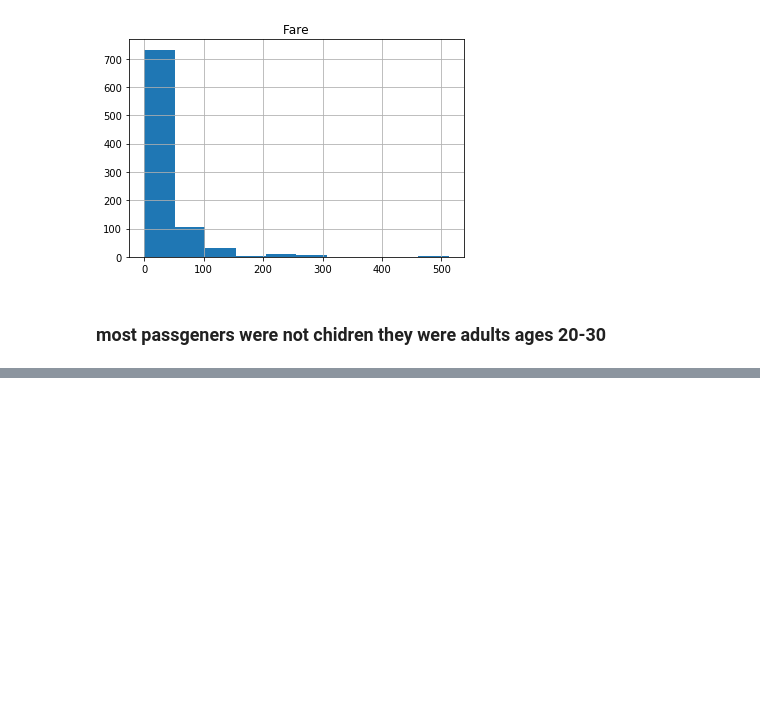
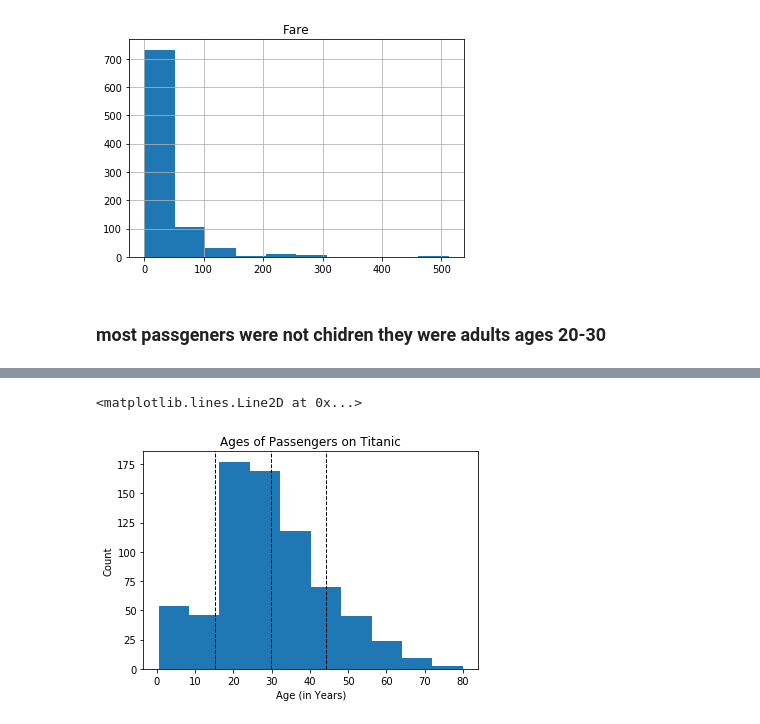
Before and after one commit to caocmai/data-science, a Jupyter notebook: Titanic/mean-median-mode.ipynb, the cells around one changed output, grey strips where cells are left out. Drawn from its saved outputs; the diff is of its cells as text; code cells hidden in the pictures; blank space fills up the shorter version.

Commit message:
[add] titanic survival charts

```diff
--- a/Titanic/mean-median-mode.ipynb
+++ b/Titanic/mean-median-mode.ipynb
@@ -106,0 +163,7 @@ np.median(data)
+# %%
+import pandas as pd
+
+df = pd.read_csv('titanic.csv')
+df.var()
+
+df.describe()
@@ -106,0 +180,16 @@ np.median(data)
+# %%
+import matplotlib.pyplot as plt
+
+# Age Histogram
+plt.hist(df.Age)
+plt.axvline(df.Age.mean(), color='k', linestyle='dashed', linewidth=1)
+plt.title('Ages of Passengers on Titanic')
+plt.ylabel('Count')
+plt.xlabel('Age (in Years)')
+
+# Age
+plt.axvline(df.Age.mean()+df.Age.std(), color='k', linestyle='dashed', linewidth=1)
+plt.axvline(df.Age.mean()-df.Age.std(), color='k', linestyle='dashed', linewidth=1)
+# %% [output]
+<matplotlib.lines.Line2D at 0x...>
+[figure, added]
```
Also changed, not shown: parts of 3 cells of this notebook, 3 other files.
